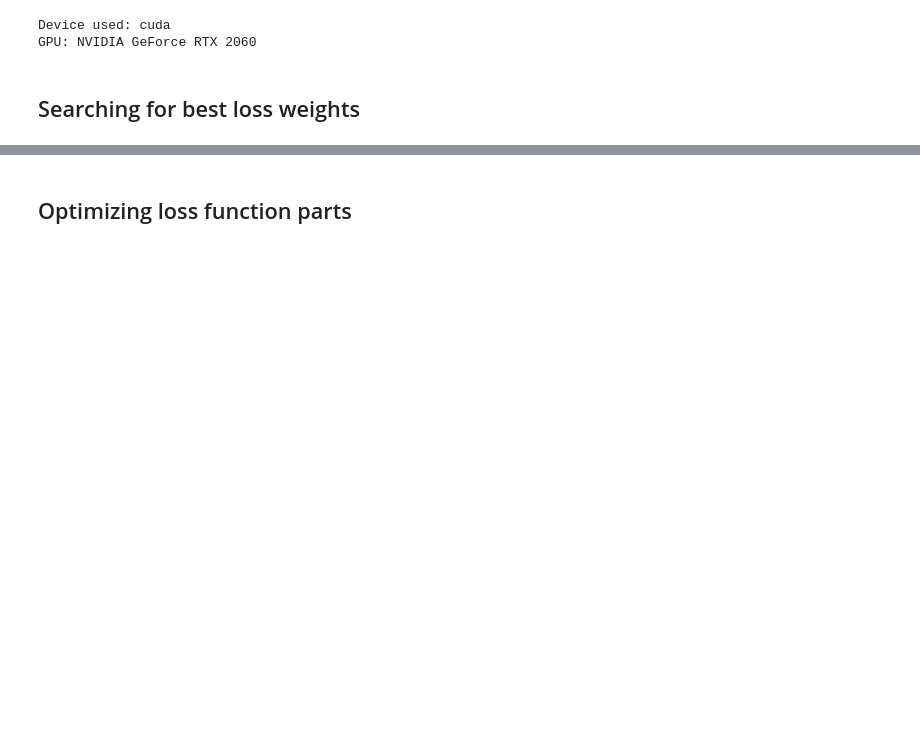
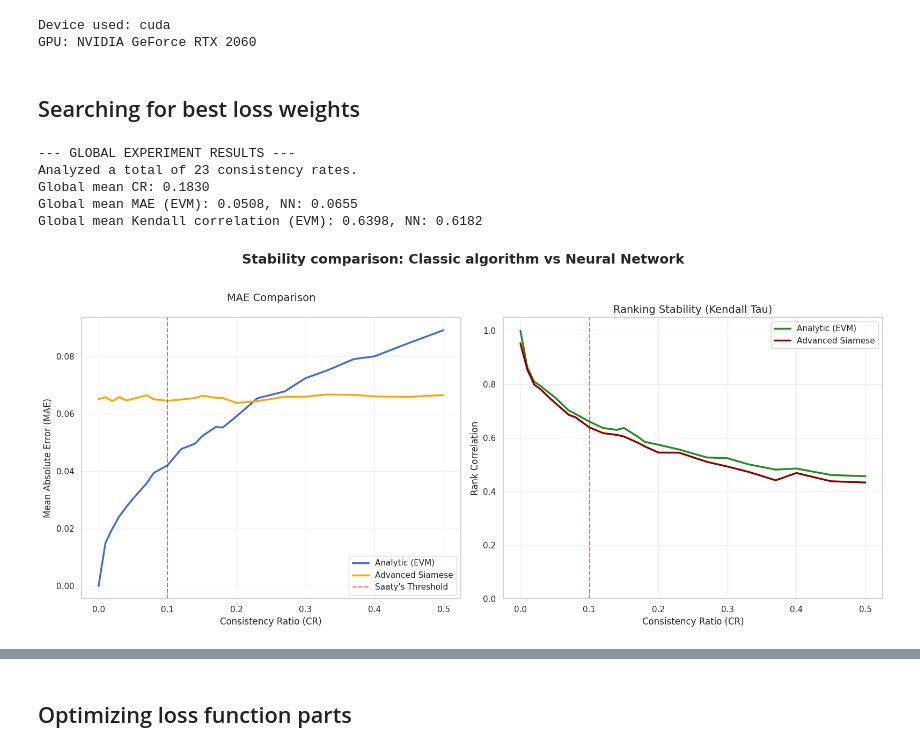
Before and after one commit to KonradHD/NN-preference-modeling, a Jupyter notebook: siamese_training.ipynb, the cells around one changed output, grey strips where cells are left out. Saved outputs shown, nothing was run; the diff lists cells and outputs as text; code cells hidden in the pictures; blank space fills up the shorter version.

Commit message:
notebooks siamese conclusions

```diff
--- a/siamese_training.ipynb
+++ b/siamese_training.ipynb
@@ -67,2 +151,47 @@ def compare_results_batch(solver, evaluator, matrices, weights, predicted_priori
 # %% [markdown]
 ## Searching for best loss weights
+# %%
+TRAIN_MATRICES_NUM = 10000
+VALID_MATRICES_NUM = 1000
+TEST_MATRICES_NUM = 1000
+CRITERIA_NUM = 5
+COP = 1
+REC = 0.5
+STAB = 0.2
+CONS = 2
+
+MODEL_TYPE = "siamese"
+LOSS_PARAM = f"cop{int(COP*100)}_rec{int(REC*100)}_stab{int(STAB*100)}_cons{int(CONS*100)}"
+MODEL_NAME = f"advanced_{TRAIN_MATRICES_NUM}m_{CRITERIA_NUM}crit"
+
+
+model = ResidualSiameseModel(n_criteria=CRITERIA_NUM)
+trained_model, history = load_model_weights_history(model, MODEL_TYPE, LOSS_PARAM, MODEL_NAME, device)
+
+loader = MatricesLoader()
+matrices, weights = load_test_matrices(loader, CONSISTENCY_RATES, CRITERIA_NUM, TEST_MATRICES_NUM, IS_UNIFORM)
+predicted_priority_weights = {}
+evm_solver = EVM()
+evm_priority_weights = {}
+
+for cr, test_matrices in matrices.items():
+    predicted_priority_vectors = predict_batch_weights_siamese(trained_model, test_matrices, device)
+    evm_priority_vectors, _ = evm_solver.compute_batch(test_matrices)
+
+    predicted_priority_weights[cr] = predicted_priority_vectors
+    evm_priority_weights[cr] = evm_priority_vectors
+
+print("Predicted AHP weights")
+# %%
+evm_solver = EVM()
+evaluator = Evaluator()
+nn_name = f"{MODEL_NAME.split('_')[0]} {MODEL_TYPE}".title()
+
+compare_results_batch(evm_solver, evaluator, matrices, weights, predicted_priority_weights, nn_name)
+# %% [output]
+--- GLOBAL EXPERIMENT RESULTS ---
+Analyzed a total of 23 consistency rates.
+Global mean CR: 0.1830
+Global mean MAE (EVM): 0.0508, NN: 0.0655
+Global mean Kendall correlation (EVM): 0.6398, NN: 0.6182
+[figure, added]
```
Also changed, not shown: parts of 27 cells of this notebook, 34 other files.
